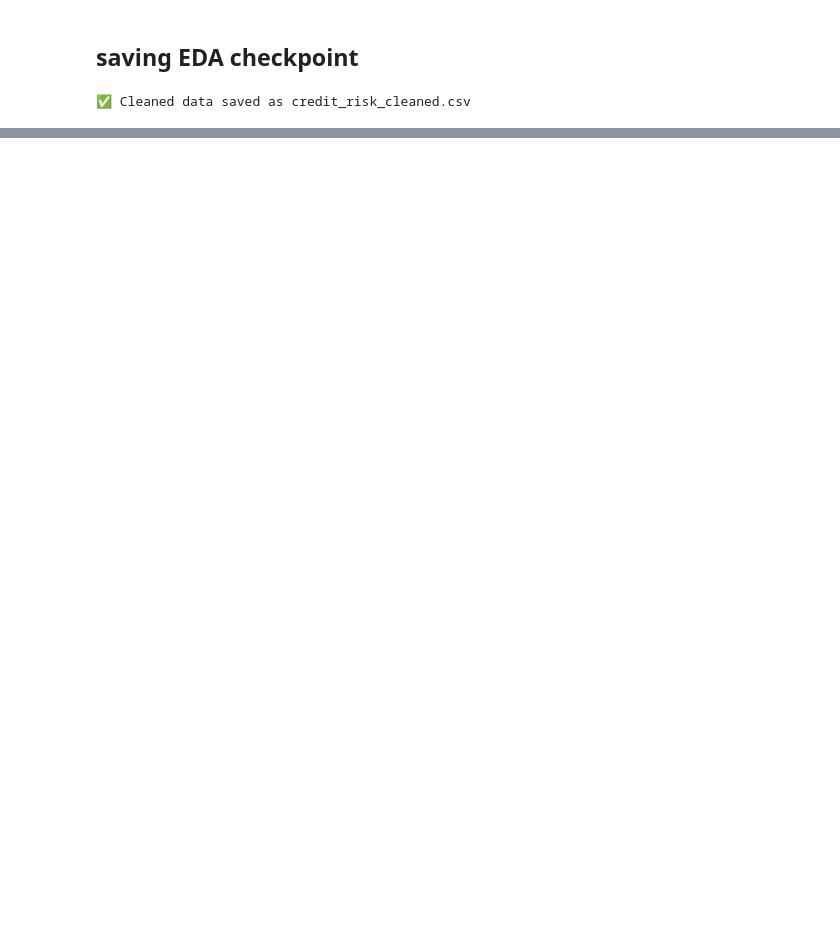
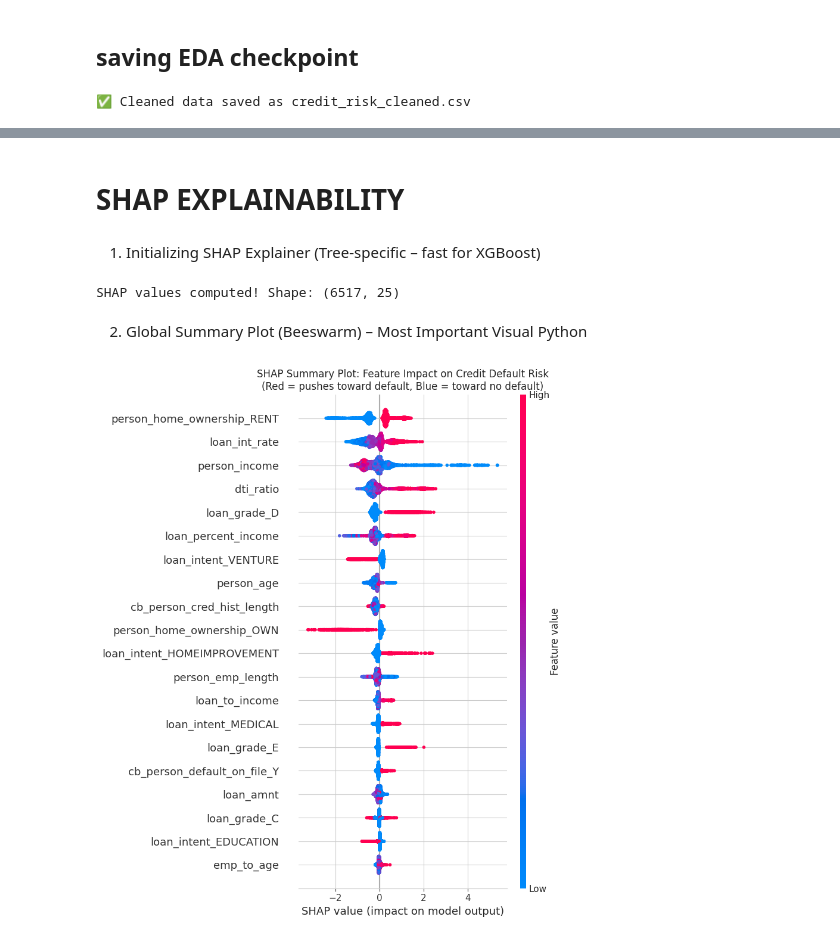
Before and after one commit to GurionRamapoguSajeevan/credit-risk-modeling-ML-pipeline, a Jupyter notebook: Credit_risk_main_code.ipynb, the cells around one changed output, grey strips where cells are left out. Drawn from its saved outputs; the diff is of its cells as text; code cells hidden in the pictures; blank space fills up the shorter version.

Commit message:
Everything till SHAP explainability for the XGB model

```diff
--- a/Credit_risk_main_code.ipynb
+++ b/Credit_risk_main_code.ipynb
@@ -328,0 +428,23 @@ print("✅ Cleaned data saved as credit_risk_cleaned.csv")
+# %%
+
+# 1. Logistic Regression (interpretable baseline)
+log_reg = LogisticRegression(max_iter=1000, class_weight='balanced', random_state=42)
+log_reg.fit(X_train_res, y_train_res)
+
+# 2. Random Forest
+rf = RandomForestClassifier(n_estimators=200, max_depth=10, random_state=42, class_weight='balanced')
+rf.fit(X_train_res, y_train_res)
+
+# 3. XGBoost (advanced, production-grade)
+xgb = XGBClassifier(
+    n_estimators=200,
+    learning_rate=0.05,
+    max_depth=6,
+    subsample=0.8,
+    colsample_bytree=0.8,
+    random_state=42,
+    eval_metric='auc'
+)
+xgb.fit(X_train_res, y_train_res)
+
+print("✅ All models trained!")
@@ -328,0 +555,2 @@ print("✅ Cleaned data saved as credit_risk_cleaned.csv")
+# %% [markdown]
+# SHAP EXPLAINABILITY
@@ -328,0 +559,28 @@ print("✅ Cleaned data saved as credit_risk_cleaned.csv")
+# %% [markdown]
+1. Initializing SHAP Explainer (Tree-specific – fast for XGBoost)
+# %%
+import shap
+
+# SHAP Explainer for XGBoost (uses TreeExplainer – very efficient)
+explainer = shap.TreeExplainer(xgb)
+
+# Compute SHAP values on test set (or a subsample for speed)
+# Use 1000-2000 rows if slow; full X_test (~6500) is fine in Colab
+shap_values = explainer.shap_values(X_test)
+
+print("SHAP values computed! Shape:", shap_values.shape)
+# %% [output]
+SHAP values computed! Shape: (6517, 25)
+# %% [markdown]
+2. Global Summary Plot (Beeswarm) – Most Important Visual
+Python
+# %%
+# 1. Summary plot (beeswarm) – Shows overall feature importance and direction of impact.
+
+plt.figure(figsize=(12, 8))
+shap.summary_plot(shap_values, X_test, plot_type="dot", show=False)
+plt.title("SHAP Summary Plot: Feature Impact on Credit Default Risk\n(Red = pushes toward default, Blue = toward no default)")
+plt.tight_layout()
+plt.show()
+# %% [output]
+[figure, added]
```
Also changed, not shown: parts of 25 cells of this notebook.
